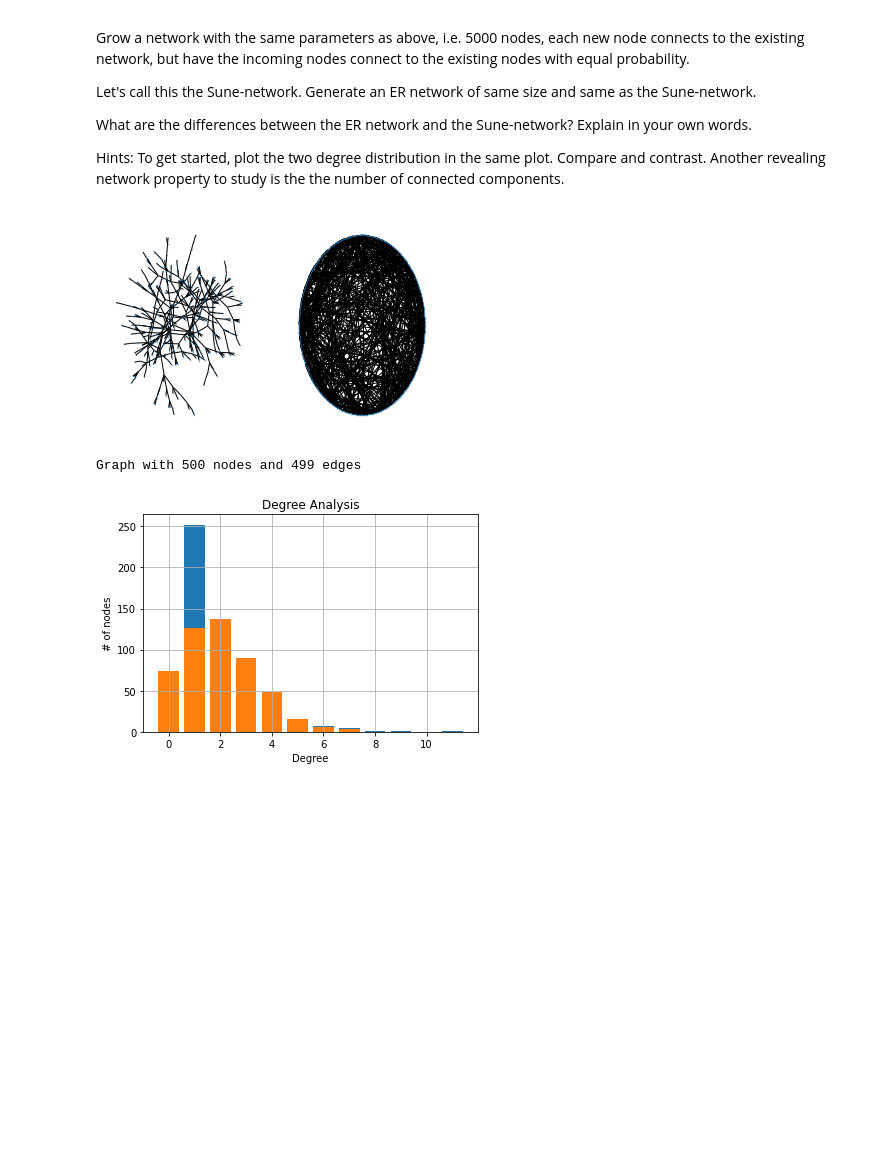
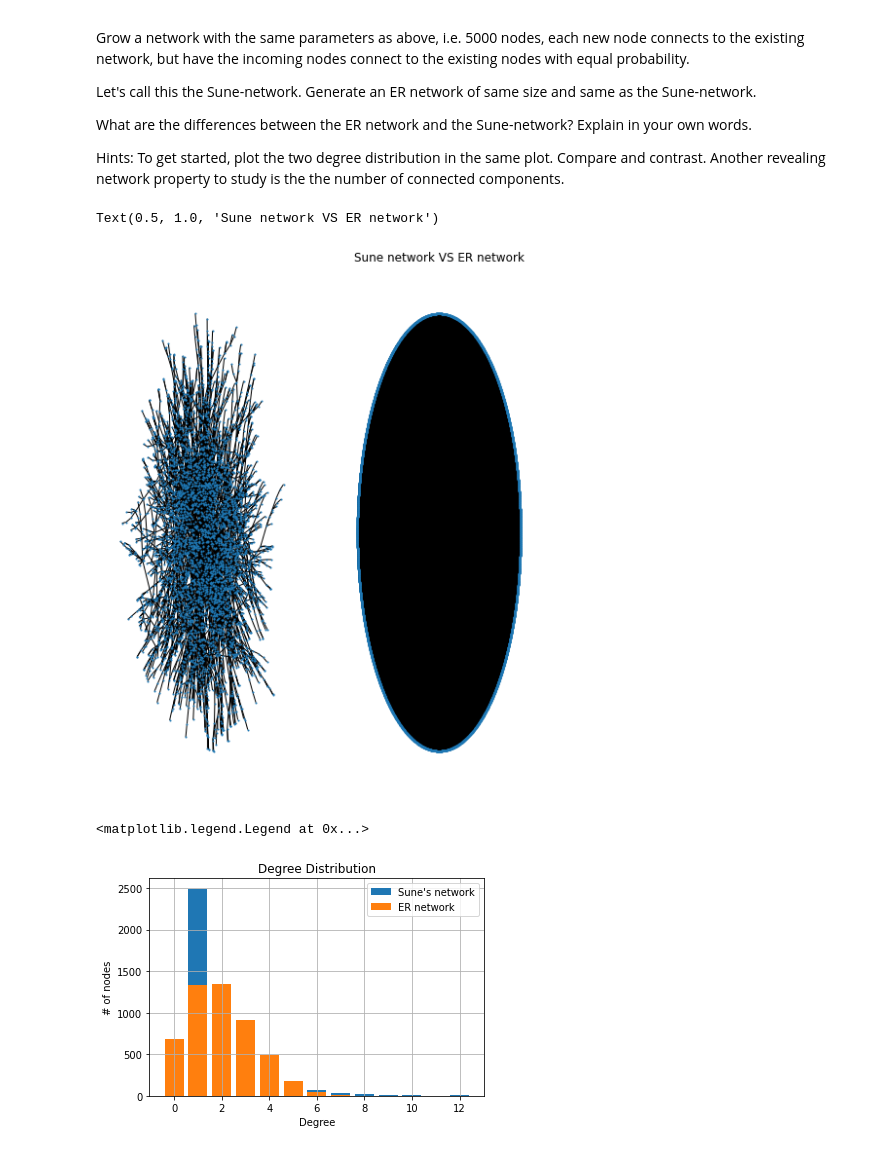
Before and after one commit to aperinus/SocialGraphs, a Jupyter notebook: Assignment1.ipynb, the cells around one changed output. Saved outputs shown, nothing was run; the diff lists cells and outputs as text; code cells hidden in the pictures; blank space fills up the shorter version.

```diff
--- a/Assignment1.ipynb
+++ b/Assignment1.ipynb
@@ -344,71 +380,64 @@ What are the differences between the ER network and the Sune-network? Explain in
 
 Hints: To get started, plot the two degree distribution in the same plot. Compare and contrast. Another revealing network property to study is the the number of connected components.
 # %%
+from cProfile import label
 import networkx as nx
 import random
 from random import choice
+
 
 # Sune-network
 S = nx.Graph()
 S.add_edge(0, 1)
 NodeRep2 = [0,1]
-N = 500
+N = 5000
 nodes = [0,1]
 
+# iteration that adds the 500 nodes with equal probability
 for i in range(2,N):
     S.add_edge(i,random.choice(nodes))
     nodes.append(i)
 
 
-# Er Network
-
-# Use seed for reproducibility
+# Generates the Erdos Renyi (ER) network
 
 ER = nx.gnm_random_graph(N, N-1)
 
-import matplotlib.pyplot as plt
+# Plot the two network
+fig = plt.figure("Sune vs. Network", figsize=(14, 10))
+ER = nx.gnm_random_graph(N, N-1)
+subax1 = plt.subplot(121, label = 'Sune network')
+nx.draw(S, with_labels=False, node_size=1)
+subax2 = plt.subplot(122, label = 'Sune network')
+nx.draw_shell(ER, with_labels=False, node_size=1)
 
-
-subax1 = plt.subplot(121)
-nx.draw(S, with_labels=False, node_size=0.1)
-subax2 = plt.subplot(122)
-nx.draw_shell(ER, with_labels=False, node_size=0.1)
-
-
-
-
-#for n in S.nodes:
- #   C = random.choice(N)
-  #  S.add_edge(i,C)
+plt.title("Sune network VS ER network")
 # %% [output]
+Text(0.5, 1.0, 'Sune network VS ER network')
-[figure, old version]
+[figure, new version]
 # %%
-print(S)
-import numpy as np
 
+import numpy
 degree_sequence = sorted((d for n, d in S.degree()), reverse=True)
 dmax = max(degree_sequence)
 degree_sequence2 = sorted((d for n, d in ER.degree()), reverse=True)
-dmax2 = max(degree_sequence)
+dmax2 = max(degree_sequence2)
 
 
-
-
-#fig = plt.figure("Degree Analysis", figsize=(8, 8))
-# Create a gridspec for adding subplots of different sizes
-#axgrid = fig.add_gridspec(5, 4)
 
 plt.xlabel("Degree")
 plt.ylabel("# of nodes")
 plt.title("Degree plot")
 
-plt.bar(*np.unique(degree_sequence, return_counts=True))
-plt.bar(*np.unique(degree_sequence2, return_counts=True))
+plt.bar(*np.unique(degree_sequence, return_counts=True), label ="Sune's network")
+plt.bar(*np.unique(degree_sequence2, return_counts=True), label = "ER network" )
 
 plt.xlabel("Degree")
 plt.ylabel("# of nodes")
-plt.title("Degree Analysis")
+plt.title("Degree Distribution")
 plt.grid("True")
+#plt.legend(["Sune's network ", "ER network"])
+plt.legend()
 # %% [output]
-Graph with 500 nodes and 499 edges
+<matplotlib.legend.Legend at 0x...>
-[figure, old version]
+[figure, new version]
```
Also changed, not shown: parts of 25 cells of this notebook.
